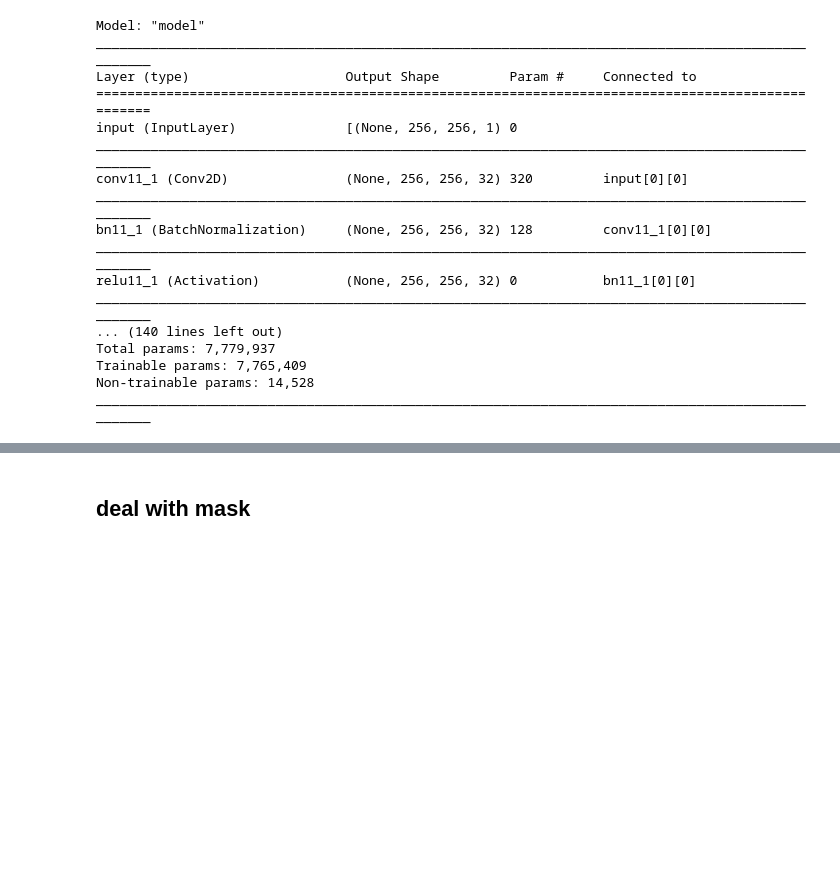
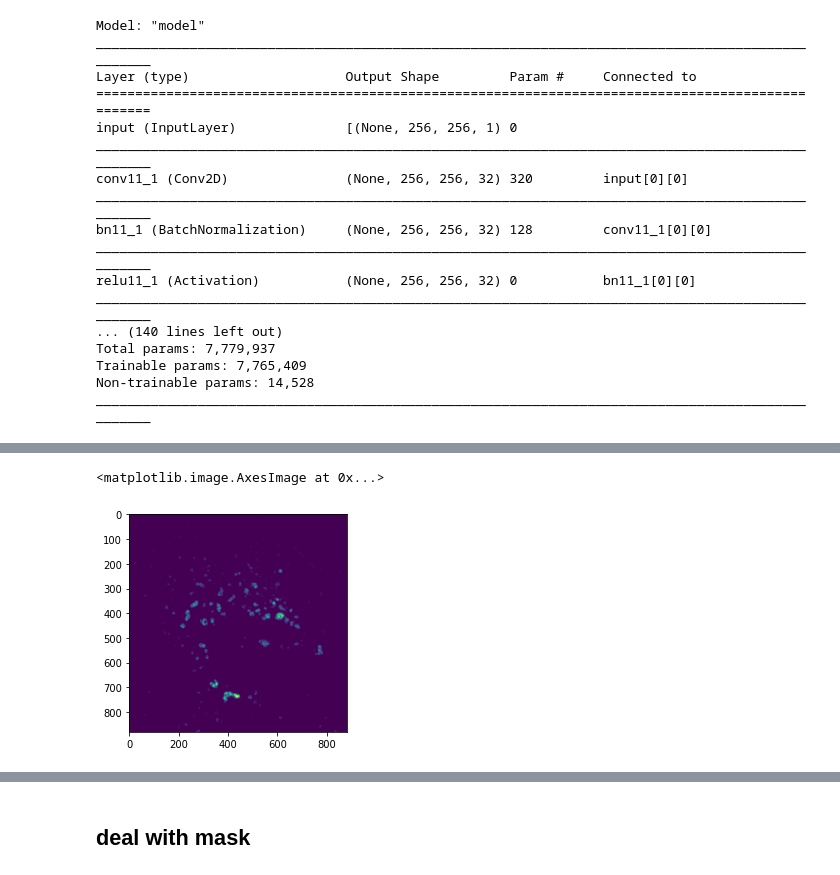
Before and after one commit to JiaaZe/Enface-giantin-project, a Jupyter notebook: jupyter_src/evaluate.ipynb, the cells around one changed output, grey strips where cells are left out. Drawn from its saved outputs; the diff is of its cells as text; code cells hidden in the pictures; blank space fills up the shorter version.

```diff
--- a/jupyter_src/evaluate.ipynb
+++ b/jupyter_src/evaluate.ipynb
@@ -34,17 +40,23 @@ for channel_folder in eval_folder_list:
     for folder in os.listdir(channel_folder):
         image_folder = os.path.join(channel_folder, folder)
         files_list = os.listdir(image_folder)
-        files_list = [os.path.join(image_folder, file) for file in files_list]
-        if len(files_list) != 2:
-            print("Number of files is not 2.")
-            continue
+        # files_list = [os.path.join(image_folder, file) for file in files_list]
+        # if len(files_list) != 2:
+        #     print("Number of files is not 2.")
+        #     continue
         golgi_dict = {}
-        if files_list[0].endswith("tif"):
-            tif_path, roi_path = files_list
-        else:
-            roi_path, tif_path = files_list
+        for file in files_list:
+            if file == "pred.tif":
+                continue
+            elif file.endswith("tif"):
+                tif_path = os.path.join(image_folder, file)
+            elif file.endswith("zip"):
+                roi_path = os.path.join(image_folder, file)
+        # if files_list[0].endswith("tif"):
+        #     tif_path, roi_path = files_list
+        # else:
+        #     roi_path, tif_path = files_list
         eval_tifpath_list.append(tif_path)
-
         giantin_channel = int(channel_folder[-1]) - 1
         golgi_image = tifffile.imread(tif_path)
         golgi_dict['golgi_image'] = golgi_image
@@ -147,0 +170,5 @@ threshold = 0.5
+# %%
+plt.imshow(golgi_image_list[2][0])
+# %% [output]
+<matplotlib.image.AxesImage at 0x...>
+[figure, added]
```
Also changed, not shown: parts of 53 cells of this notebook, 1 other file.
